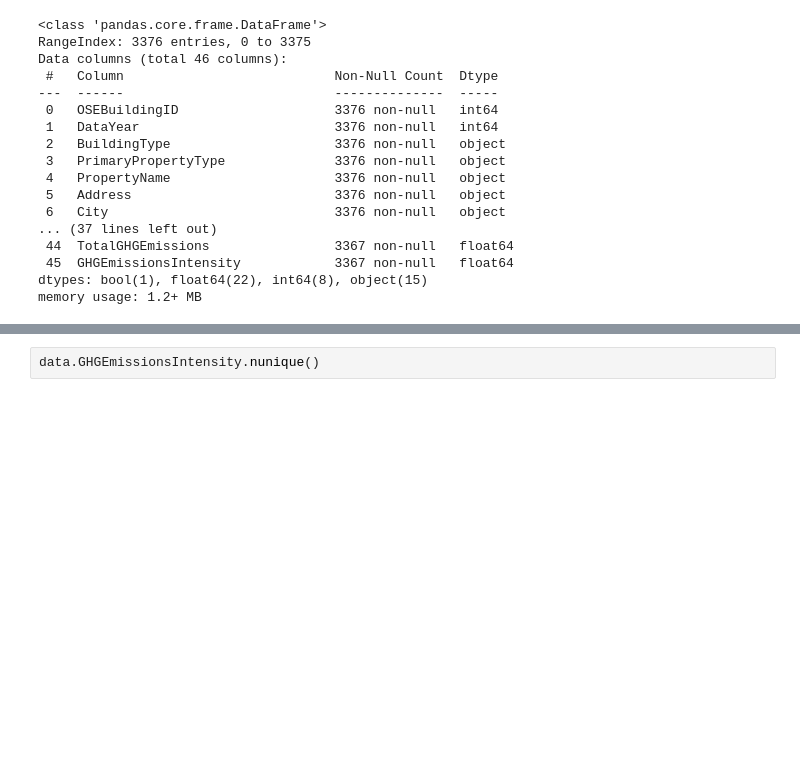
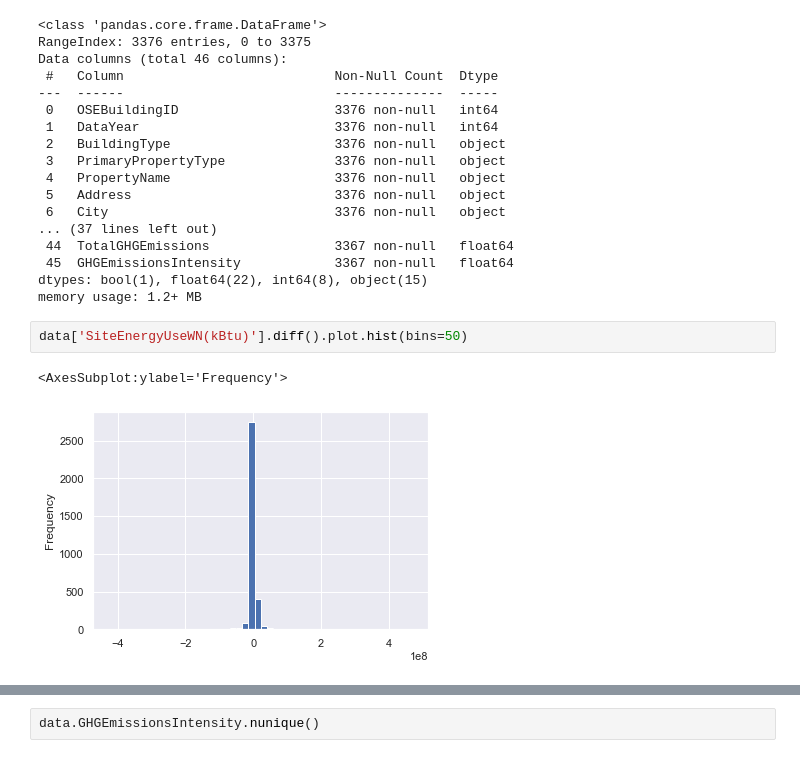
Before and after one commit to ArhurK/P4-Anticipez-les-besoins-en-consommation-de-batiments, a Jupyter notebook: P4.ipynb, the cells around one changed output, grey strips where cells are left out. Drawn from its saved outputs; the diff is of its cells as text; blank space fills up the shorter version.

```diff
--- a/P4.ipynb
+++ b/P4.ipynb
@@ -310,3 +308,8 @@ Data columns (total 46 columns):
  45  GHGEmissionsIntensity            3367 non-null   float64
 dtypes: bool(1), float64(22), int64(8), object(15)
 memory usage: 1.2+ MB
+# %%
+data['SiteEnergyUseWN(kBtu)'].diff().plot.hist(bins=50)
+# %% [output]
+<AxesSubplot:ylabel='Frequency'>
+[figure, added]
```
Also changed, not shown: parts of 17 cells of this notebook.
